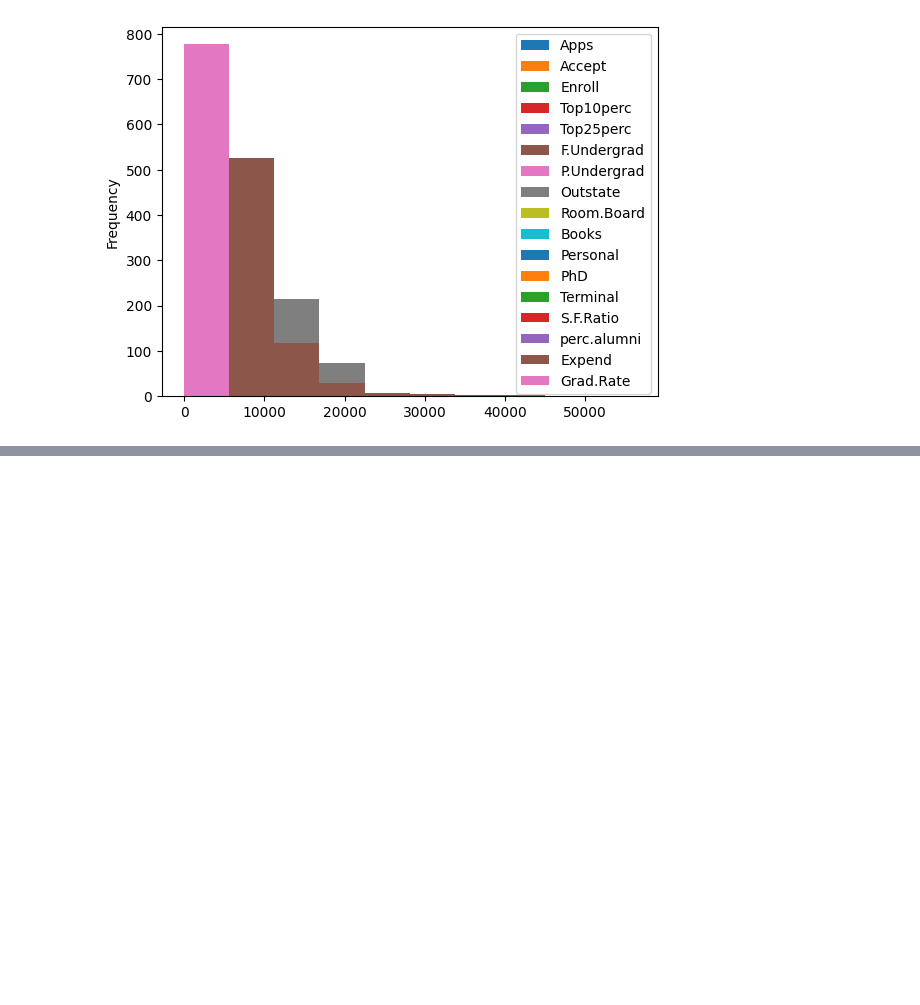
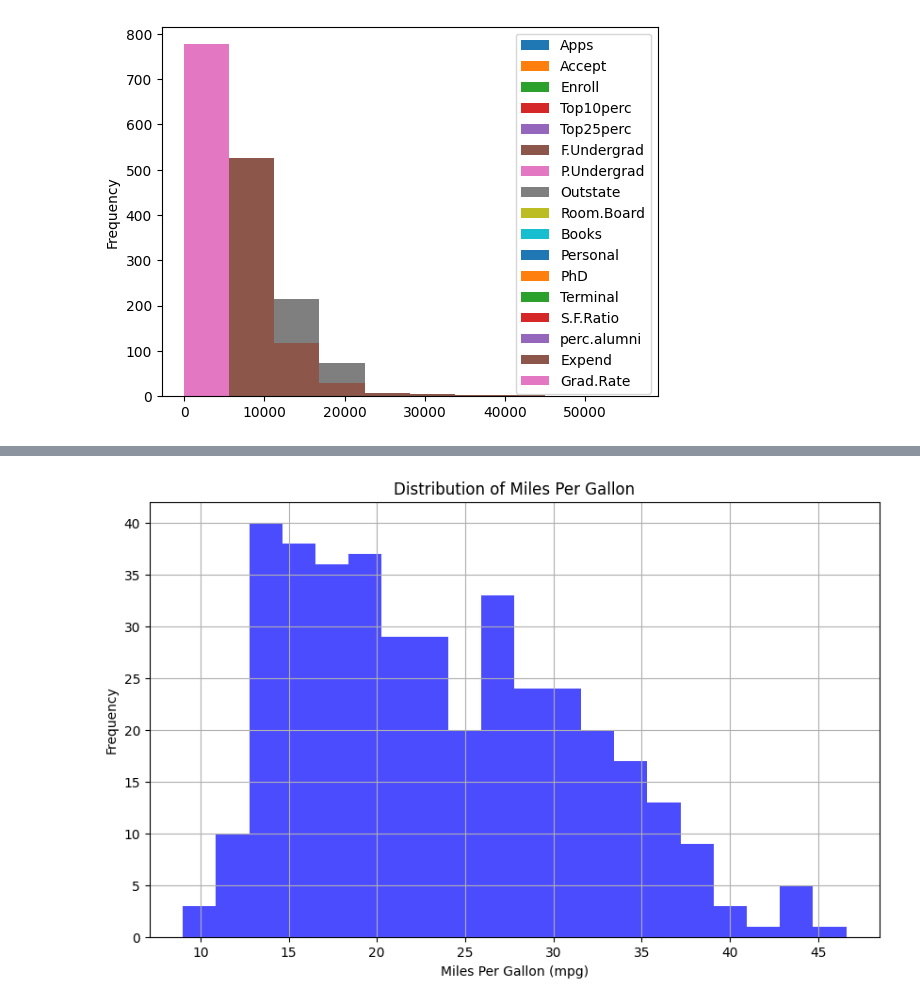
Before and after one commit to dominikchlodowicz/islp_labs, a Jupyter notebook: chapter_2/chapter_2_exercises.ipynb, the cells around one changed output, grey strips where cells are left out. Drawn from its saved outputs; the diff is of its cells as text; code cells hidden in the pictures; blank space fills up the shorter version.

```diff
--- a/chapter_2/chapter_2_exercises.ipynb
+++ b/chapter_2/chapter_2_exercises.ipynb
@@ -248,3 +248,10 @@ college[outstate_elite_columns].boxplot();
 college.plot.hist();
 # %% [output]
 [figure]
+# %%
+#9.a
+import pandas as pd
+
+auto_data_df = pd.read_csv('Auto.csv').dropna()
+
+auto_data_df.info()
@@ -250,0 +330,10 @@ college.plot.hist();
+# %%
+plt.figure(figsize=(10, 6))
+plt.hist(auto_data_df['mpg'], bins=20, color='blue', alpha=0.7)
+plt.title('Distribution of Miles Per Gallon')
+plt.xlabel('Miles Per Gallon (mpg)')
+plt.ylabel('Frequency')
+plt.grid(True)
+plt.show()
+# %% [output]
+[figure, added]
```
Also changed, not shown: parts of 15 cells of this notebook, 1 other file.
